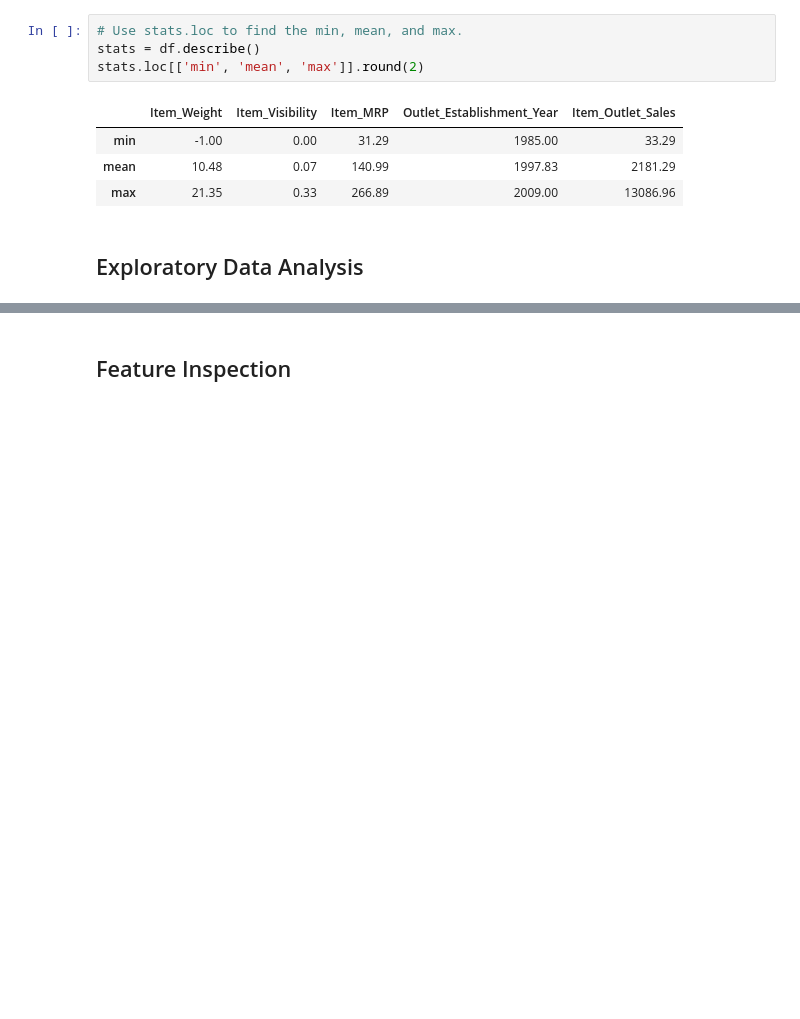
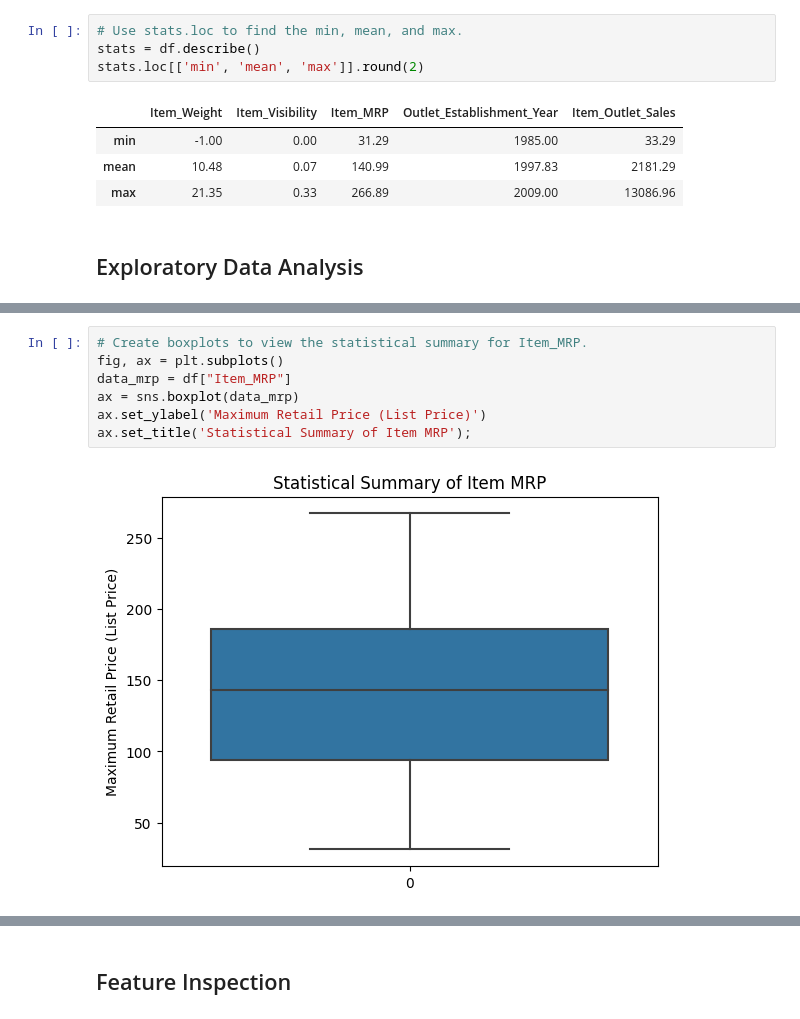
Before and after one commit to A-Kutscher/Prediction-of-Product-Sales, a Jupyter notebook: Prediction_of_Product_Sales_Amber_Kutscher.ipynb, the cells around one changed output, grey strips where cells are left out. Saved outputs shown, nothing was run; the diff lists cells and outputs as text; blank space fills up the shorter version.

```diff
--- a/Prediction_of_Product_Sales_Amber_Kutscher.ipynb
+++ b/Prediction_of_Product_Sales_Amber_Kutscher.ipynb
@@ -316,0 +384,9 @@ stats.loc[['min', 'mean', 'max']].round(2)
+# %%
+# Create boxplots to view the statistical summary for Item_MRP.
+fig, ax = plt.subplots()
+data_mrp = df["Item_MRP"]
+ax = sns.boxplot(data_mrp)
+ax.set_ylabel('Maximum Retail Price (List Price)')
+ax.set_title('Statistical Summary of Item MRP');
+# %% [output]
+[figure, added]
```
Also changed, not shown: parts of 22 cells of this notebook.
